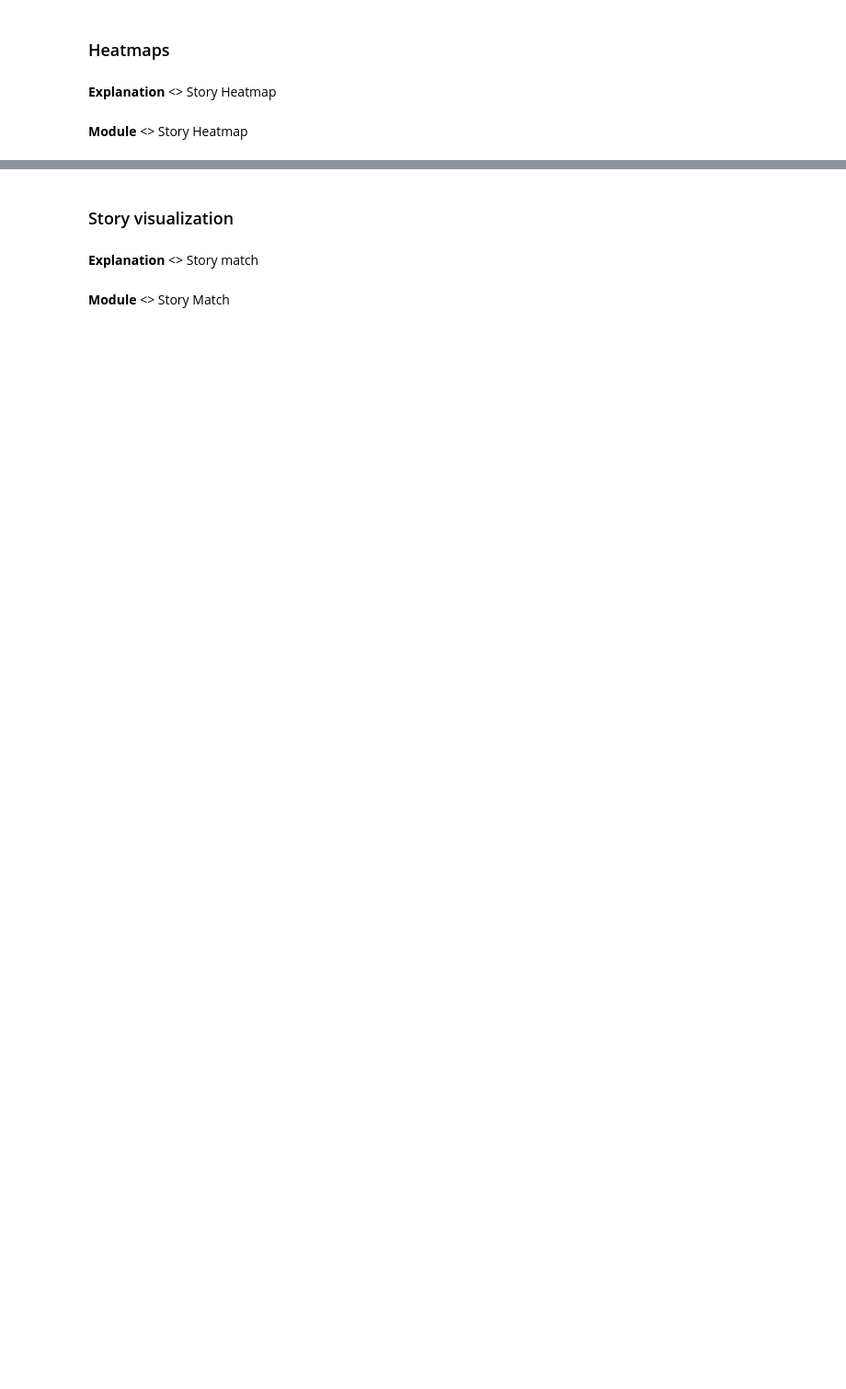
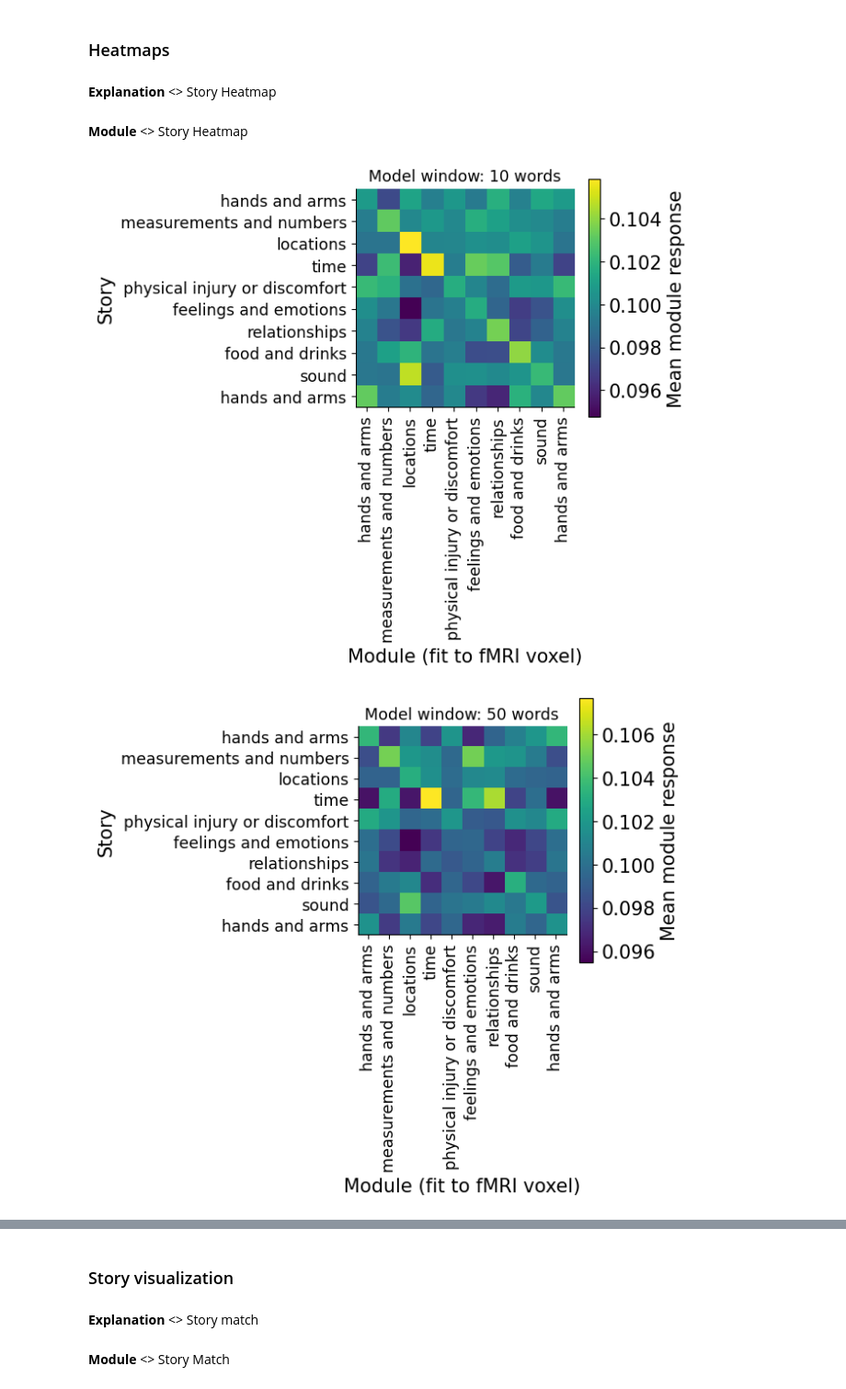
Before and after one commit to microsoft/automated-explanations, a Jupyter notebook: notebooks/06_fmri_story_viz.ipynb, the cells around one changed output, grey strips where cells are left out. Shown at 92% size. Saved outputs shown, nothing was run; the diff lists cells and outputs as text; code cells hidden in the pictures; blank space fills up the shorter version.

```diff
--- a/notebooks/06_fmri_story_viz.ipynb
+++ b/notebooks/06_fmri_story_viz.ipynb
@@ -40,7 +40,7 @@ prompts = rows.prompt.values
 **Explanation** <> Story Heatmap
 # %%
 scores_data = joblib.load(join(EXPT_DIR, f'scores_data.pkl'))
-s = scores_data['scores_mean']
+s = scores_data['scores_mean'].T
 # s = scipy.special.softmax(s, axis=1)
 # s = (s - s.min()) / (s.max() - s.min())
 mprompt.viz.heatmap(s, expls, ylab='Story', xlab='Explanation')
@@ -52,14 +52,17 @@ plt.savefig(join(RESULTS_DIR, 'stories', f'{EXPT_NAME}_story_data_match.pdf'), b
 # %%
 # keys: scores_mod, scores_max_mod, all_scores, all_ngrams
 ngram_lengths = [10, 50, 100, 384]
 for ngram_length in ngram_lengths:
     scores_mod_dict = joblib.load(join(EXPT_DIR, f'scores_mod_ngram_length={ngram_length}.pkl'))
 
-    s = scores_mod_dict['scores_mean']
-    s = scipy.special.softmax(s, axis=1)
+    s = scores_mod_dict['scores_mean'].T
+    s = scipy.special.softmax(s, axis=0)
     # s = (s - s.min()) / (s.max() - s.min())
     mprompt.viz.heatmap(s, expls, ylab='Story', xlab='Module (fit to fMRI voxel)', clab='Mean module response')
     plt.title(f'Model window: {ngram_length} words', fontsize='small')
     plt.savefig(join(EXPT_DIR, f'{EXPT_NAME}_story_mod_match_ngram_length={ngram_length}.png'), dpi=300)
     plt.savefig(join(EXPT_DIR, f'{EXPT_NAME}_story_mod_match_ngram_length={ngram_length}.png'), bbox_inches='tight')
     plt.show()
+# %% [output]
+[figure, added]
+[figure, added]
```
Also changed, not shown: parts of 1 cell of this notebook, 5 other files.
